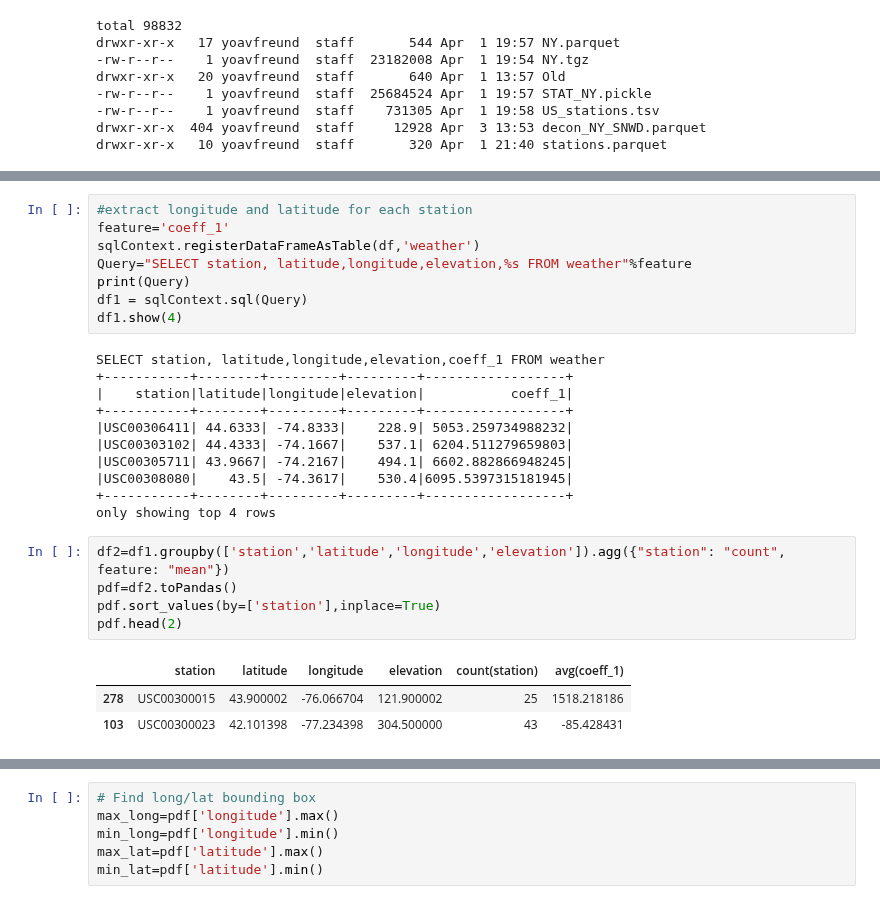
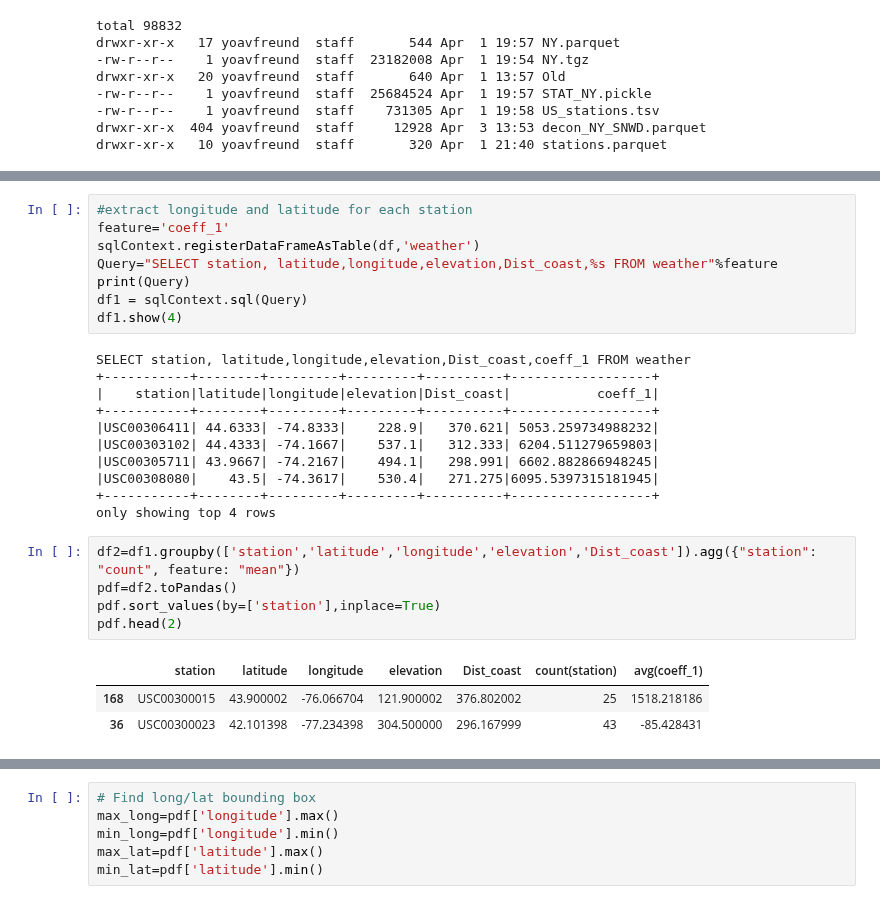
Before and after one commit to ucsd-edx/edX-Micro-Master-in-Data-Science, a Jupyter notebook: big-data-analytics-using-spark/notebooks/Section2-PCA/PCA/5. maps using iPyLeaflet.ipynb, the cells around one changed output, grey strips where cells are left out. Cells and saved outputs as stored; diff of their text form.

```diff
--- a/big-data-analytics-using-spark/notebooks/Section2-PCA/PCA/5. maps using iPyLeaflet.ipynb
+++ b/big-data-analytics-using-spark/notebooks/Section2-PCA/PCA/5. maps using iPyLeaflet.ipynb
@@ -100,27 +102,27 @@ only showing top 2 rows
 #extract longitude and latitude for each station
 feature='coeff_1'
 sqlContext.registerDataFrameAsTable(df,'weather')
-Query="SELECT station, latitude,longitude,elevation,%s FROM weather"%feature
+Query="SELECT station, latitude,longitude,elevation,Dist_coast,%s FROM weather"%feature
 print(Query)
 df1 = sqlContext.sql(Query)
 df1.show(4)
 # %% [output]
-SELECT station, latitude,longitude,elevation,coeff_1 FROM weather
-+-----------+--------+---------+---------+------------------+
-|    station|latitude|longitude|elevation|           coeff_1|
-+-----------+--------+---------+---------+------------------+
-|USC00306411| 44.6333| -74.8333|    228.9| 5053.259734988232|
-|USC00303102| 44.4333| -74.1667|    537.1| 6204.511279659803|
-|USC00305711| 43.9667| -74.2167|    494.1| 6602.882866948245|
-|USC00308080|    43.5| -74.3617|    530.4|6095.5397315181945|
-+-----------+--------+---------+---------+------------------+
+SELECT station, latitude,longitude,elevation,Dist_coast,coeff_1 FROM weather
++-----------+--------+---------+---------+----------+------------------+
+|    station|latitude|longitude|elevation|Dist_coast|           coeff_1|
++-----------+--------+---------+---------+----------+------------------+
+|USC00306411| 44.6333| -74.8333|    228.9|   370.621| 5053.259734988232|
+|USC00303102| 44.4333| -74.1667|    537.1|   312.333| 6204.511279659803|
+|USC00305711| 43.9667| -74.2167|    494.1|   298.991| 6602.882866948245|
+|USC00308080|    43.5| -74.3617|    530.4|   271.275|6095.5397315181945|
++-----------+--------+---------+---------+----------+------------------+
 only showing top 4 rows
 # %%
-df2=df1.groupby(['station','latitude','longitude','elevation']).agg({"station": "count", feature: "mean"})
+df2=df1.groupby(['station','latitude','longitude','elevation','Dist_coast']).agg({"station": "count", feature: "mean"})
 pdf=df2.toPandas()
 pdf.sort_values(by=['station'],inplace=True)
 pdf.head(2)
 # %% [output]
-|  | station | latitude | longitude | elevation | count(station) | avg(coeff_1) |
-| 278 | USC00300015 | 43.900002 | -76.066704 | 121.900002 | 25 | 1518.218186 |
-| 103 | USC00300023 | 42.101398 | -77.234398 | 304.500000 | 43 | -85.428431 |
+|  | station | latitude | longitude | elevation | Dist_coast | count(station) | avg(coeff_1) |
+| 168 | USC00300015 | 43.900002 | -76.066704 | 121.900002 | 376.802002 | 25 | 1518.218186 |
+| 36 | USC00300023 | 42.101398 | -77.234398 | 304.500000 | 296.167999 | 43 | -85.428431 |
```
Also changed, not shown: parts of 8 cells of this notebook, 11 other files.
